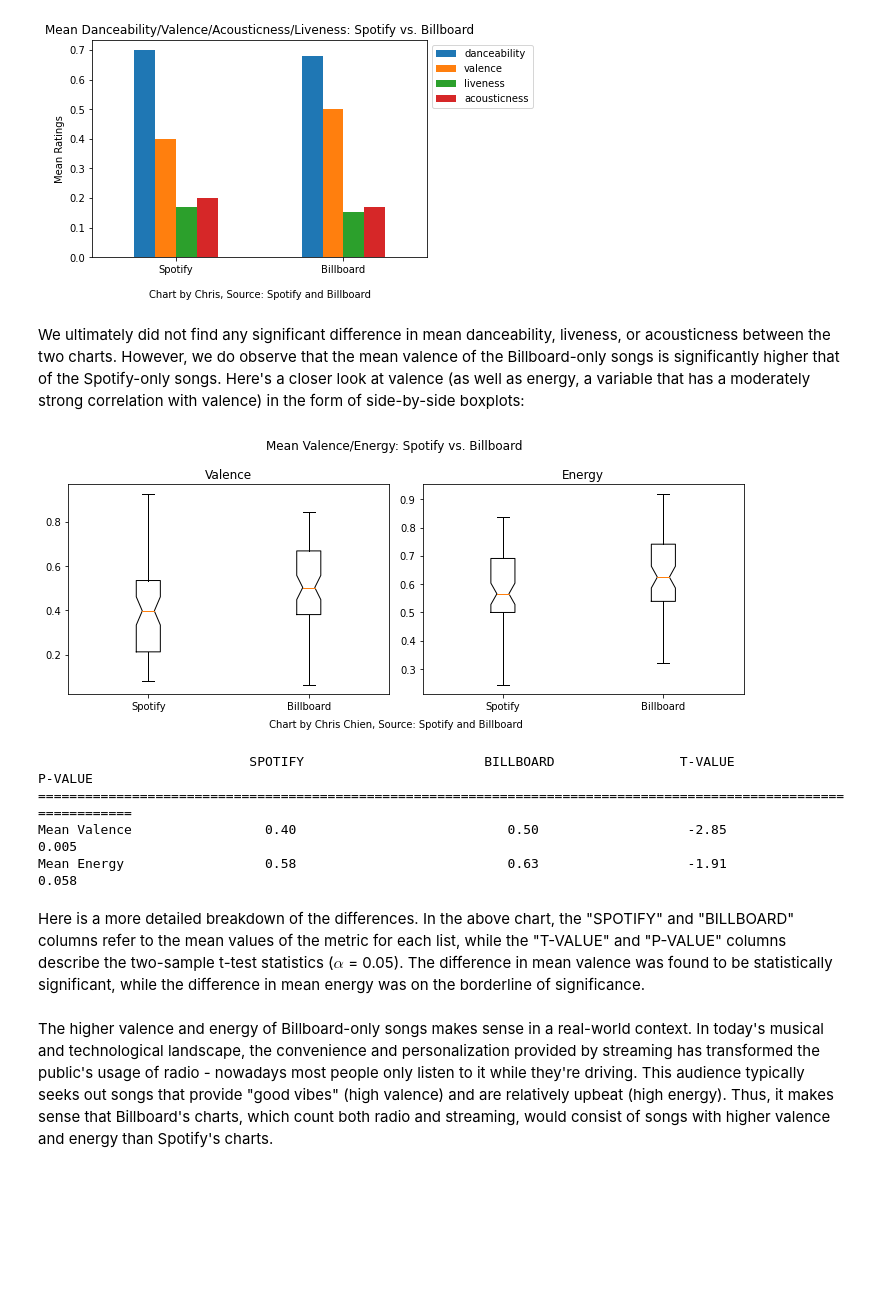
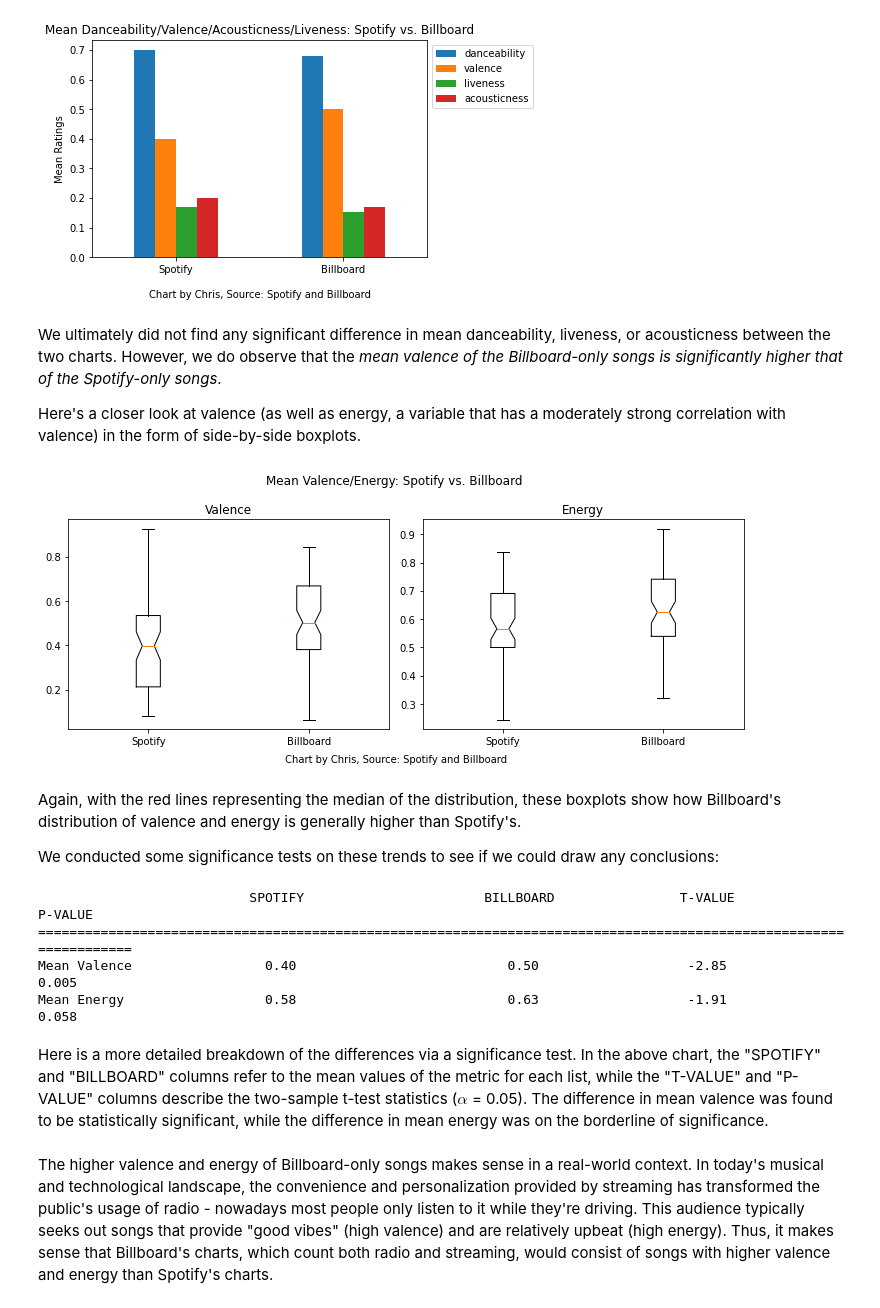
Before and after one commit to mbod/comm318_F21_Project_Group2, a Jupyter notebook: final_data_story/Are Songs Popular On the Spotify and Billboard Charts All That Different?.ipynb, the cells around one changed output. Cells and saved outputs as stored; diff of their text form; code cells hidden in the pictures; blank space fills up the shorter version.

```diff
--- a/final_data_story/Are Songs Popular On the Spotify and Billboard Charts All That Different?.ipynb
+++ b/final_data_story/Are Songs Popular On the Spotify and Billboard Charts All That Different?.ipynb
@@ -271,19 +246,26 @@ plt.show()
 # %% [output]
 [figure]
 # %% [markdown]
-We ultimately did not find any significant difference in mean danceability, liveness, or acousticness between the two charts. However, we do observe that the mean valence of the Billboard-only songs is significantly higher that of the Spotify-only songs. Here's a closer look at valence (as well as energy, a variable that has a moderately strong correlation with valence) in the form of side-by-side boxplots:
+We ultimately did not find any significant difference in mean danceability, liveness, or acousticness between the two charts. However, we do observe that the _mean valence of the Billboard-only songs is significantly higher that of the Spotify-only songs_.
+
+Here's a closer look at valence (as well as energy, a variable that has a moderately strong correlation with valence) in the form of side-by-side boxplots.
 # %%
+# Creating boxplots
 fig, axs = plt.subplots(1, 2, figsize = (10, 4))
 fig.suptitle('Mean Valence/Energy: Spotify vs. Billboard')
 axs[0].boxplot((spotifyonly['valence'], billboardonly['valence']), notch = True)
 axs[1].boxplot((spotifyonly['energy'], billboardonly['energy']), notch = True)
 axs[0].set_xticklabels(['Spotify', 'Billboard'])
 axs[1].set_xticklabels(['Spotify', 'Billboard'])
 axs[0].set_title('Valence')
 axs[1].set_title('Energy')
-fig.text(0.5, 0.01, '\n Chart by Chris Chien, Source: Spotify and Billboard', ha='center', va='center')
+fig.text(0.5, 0.01, '\n Chart by Chris, Source: Spotify and Billboard', ha='center', va='center')
 fig.tight_layout()
 plt.show()
 # %% [output]
-[figure, old version]
+[figure, new version]
+# %% [markdown]
+Again, with the red lines representing the median of the distribution, these boxplots show how Billboard's distribution of valence and energy is generally higher than Spotify's.
+
+We conducted some significance tests on these trends to see if we could draw any conclusions:
 # %%
@@ -304,6 +287,6 @@ print(f'Mean Energy {spotify_energymean:>21.2f} {billboard_energymean:>30.2f} {t
 Mean Valence                 0.40                           0.50                   -2.85                0.005
 Mean Energy                  0.58                           0.63                   -1.91                0.058
 # %% [markdown]
-Here is a more detailed breakdown of the differences. In the above chart, the "SPOTIFY" and "BILLBOARD" columns refer to the mean values of the metric for each list, while the "T-VALUE" and "P-VALUE" columns describe the two-sample t-test statistics ($\alpha$ = 0.05). The difference in mean valence was found to be statistically significant, while the difference in mean energy was on the borderline of significance.
+Here is a more detailed breakdown of the differences via a significance test. In the above chart, the "SPOTIFY" and "BILLBOARD" columns refer to the mean values of the metric for each list, while the "T-VALUE" and "P-VALUE" columns describe the two-sample t-test statistics ($\alpha$ = 0.05). The difference in mean valence was found to be statistically significant, while the difference in mean energy was on the borderline of significance.
 # %% [markdown]
 The higher valence and energy of Billboard-only songs makes sense in a real-world context. In today's musical and technological landscape, the convenience and personalization provided by streaming has transformed the public's usage of radio - nowadays most people only listen to it while they're driving. This audience typically seeks out songs that provide "good vibes" (high valence) and are relatively upbeat (high energy). Thus, it makes sense that Billboard's charts, which count both radio and streaming, would consist of songs with higher valence and energy than Spotify's charts.
```
Also changed, not shown: parts of 33 cells of this notebook, 22 other files.
